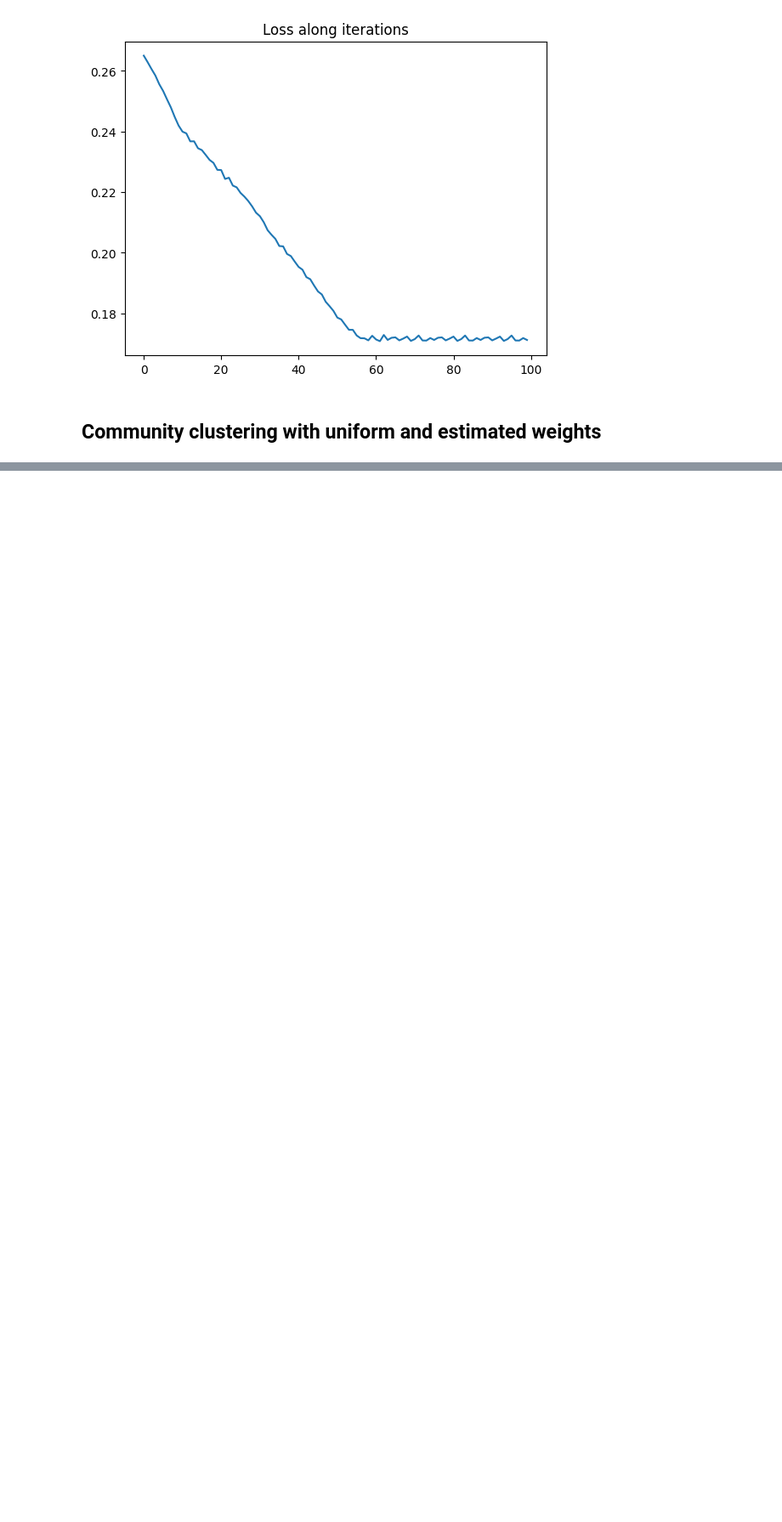
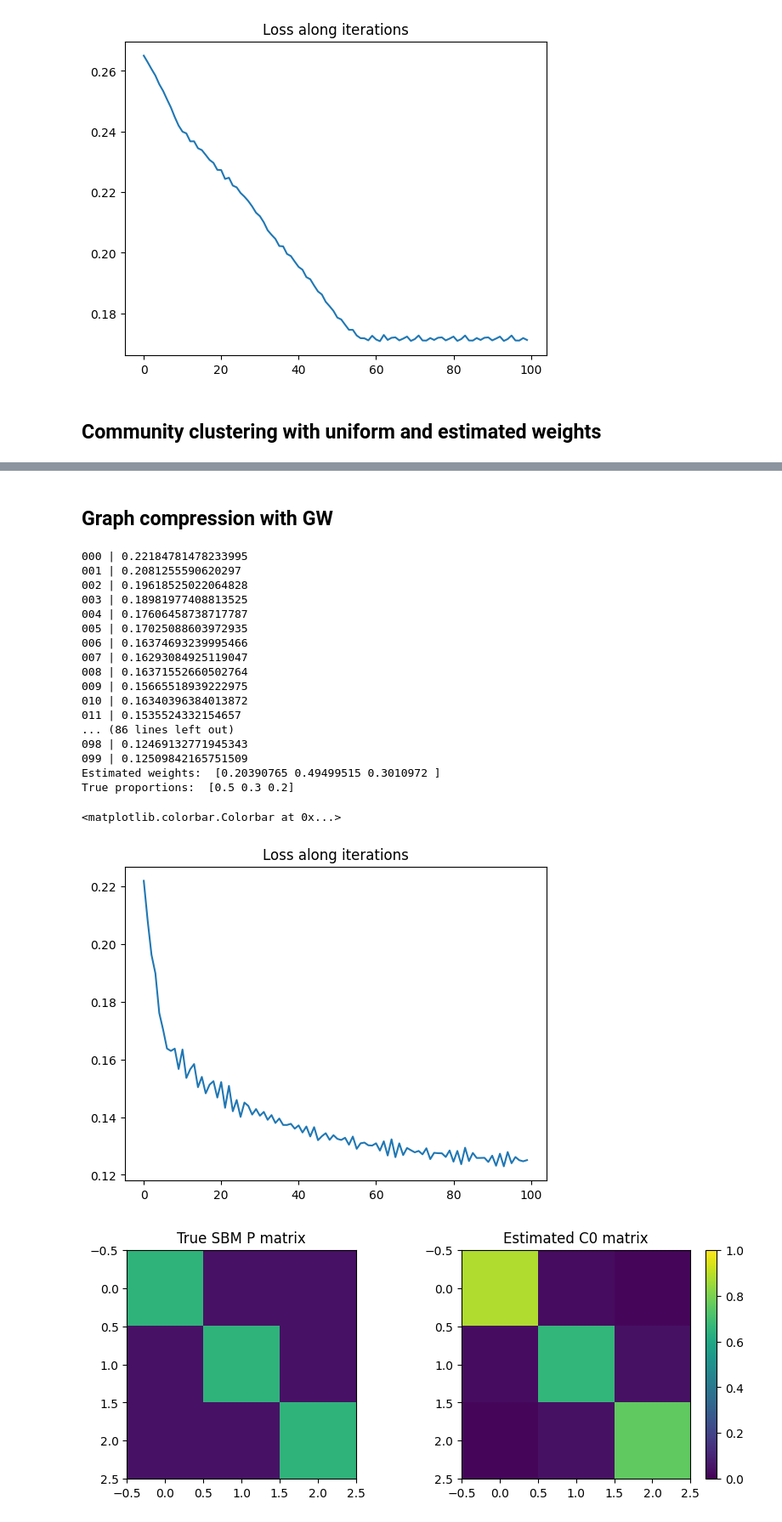
Before and after one commit to Hovohoangduy/python-optimal-transport, a Jupyter notebook: Differentiable_OT_with_Pytorch/optimizing_the_gromov-wassertein_distance_with_pytorch.ipynb, the cells around one changed output, grey strips where cells are left out. Shown at 85% size. Drawn from its saved outputs; the diff is of its cells as text; code cells hidden in the pictures; blank space fills up the shorter version.

```diff
--- a/Differentiable_OT_with_Pytorch/optimizing_the_gromov-wassertein_distance_with_pytorch.ipynb
+++ b/Differentiable_OT_with_Pytorch/optimizing_the_gromov-wassertein_distance_with_pytorch.ipynb
@@ -136,0 +147,78 @@ pl.title("Graph clustering unif, weights")
+# %% [markdown]
+## Graph compression with GW
+# %%
+def graph_compression_gw(nb_nodes, C2, a2, nb_iter_max=100, lr=1e-2):
+    """solve min_a GW(C1, C2, a, a2) by gradient descent"""
+    C2_torch = torch.tensor(C2)
+    a2_torch = torch.tensor(a2)
+
+    a0 = rng.rand(nb_nodes)
+    a0 /= a0.sum() # on simplex
+    a1_torch = torch.tensor(a0).requires_grad_(True)
+    C0 = np.eye(nb_nodes)
+    C1_torch = torch.tensor(C0).requires_grad_(True)
+    loss_iter = []
+
+    for i in range(nb_iter_max):
+        loss = gromov_wasserstein2(C1_torch, C2_torch, a1_torch, a2_torch)
+        loss_iter.append(loss.clone().detach().cpu().numpy())
+        loss.backward()
+
+        print("{:03d} | {}".format(i, loss_iter[-1]))
+
+        # performs a step of projected gradient descent
+        with torch.no_grad():
+            grad = a1_torch.grad
+            a1_torch -= grad * lr # step
+            a1_torch.grad.zero_()
+            a1_torch.data = ot.utils.proj_simplex(a1_torch)
+
+            grad = C1_torch.grad
+            C1_torch -= grad * lr
+            C1_torch.grad.zero_()
+            C1_torch.data = torch.clamp(C1_torch, 0, 1)
+
+    a1 = a1_torch.clone().detach().cpu().numpy()
+    C1 = C1_torch.clone().detach().cpu().numpy()
+    return a1, C1, loss_iter
+
+nb_nodes = 3
+a0_est2, C0_est2, loss_iter2 = graph_compression_gw(nb_nodes, C1, ot.unif(n), nb_iter_max=100, lr=5e-2)
+
+pl.figure(4)
+pl.plot(loss_iter2)
+pl.title("Loss along iterations")
+
+print("Estimated weights: ", a0_est2)
+print("True proportions: ", ratio)
+
+pl.figure(6, (10, 3.5))
+pl.clf()
+pl.subplot(1, 2, 1)
+pl.imshow(P, vmin=0, vmax=1)
+pl.title("True SBM P matrix")
+pl.subplot(1, 2, 2)
+pl.imshow(C0_est2, vmin=0, vmax=1)
+pl.title("Estimated C0 matrix")
+pl.colorbar()
+# %% [output]
+000 | 0.22184781478233995
+001 | 0.2081255590620297
+002 | 0.19618525022064828
+003 | 0.18981977408813525
+004 | 0.17606458738717787
+005 | 0.17025088603972935
+006 | 0.16374693239995466
+007 | 0.16293084925119047
+008 | 0.16371552660502764
+009 | 0.15665518939222975
+010 | 0.16340396384013872
+011 | 0.1535524332154657
+... (86 lines left out)
+098 | 0.12469132771945343
+099 | 0.12509842165751509
+Estimated weights:  [0.20390765 0.49499515 0.3010972 ]
+True proportions:  [0.5 0.3 0.2]
+<matplotlib.colorbar.Colorbar at 0x...>
+[figure, added]
+[figure, added]
```
Also changed, not shown: parts of 1 cell of this notebook, 2 other files.
